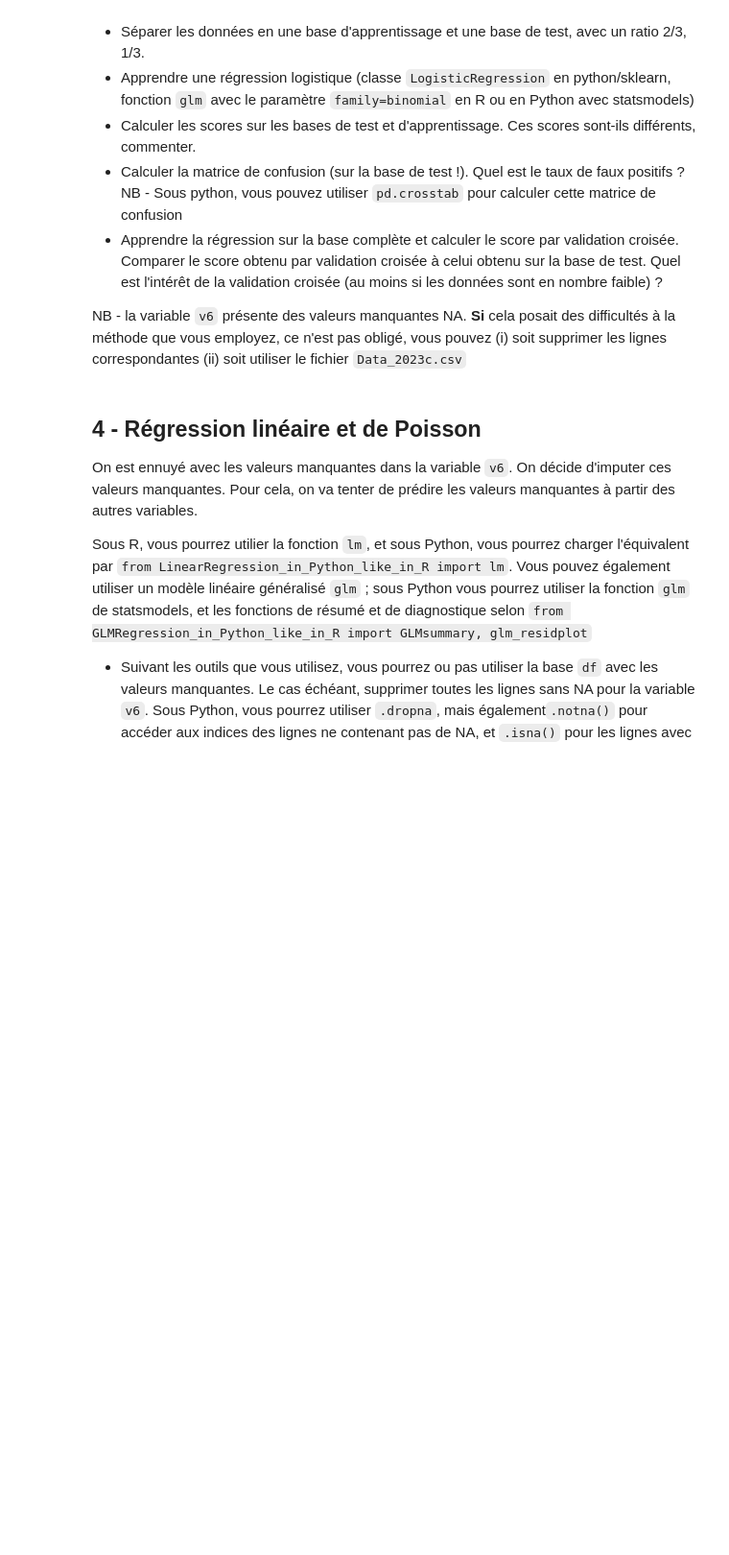
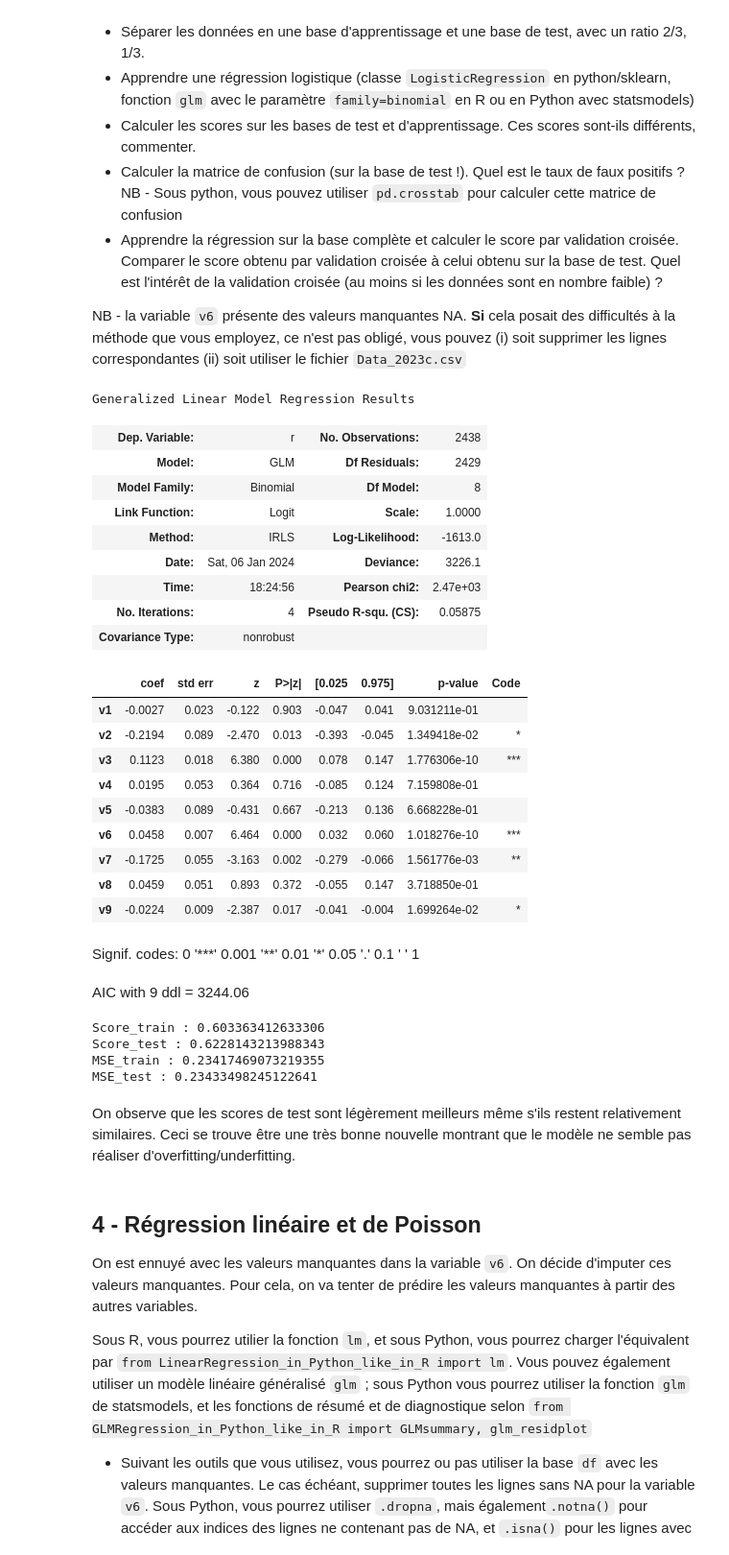
Before and after one commit to Leukoss/Apprentissage-Autmatique-1, a Jupyter notebook: Examen 2023/Exam_ML1_11012023_Correction.ipynb, the cells around one changed output. Shown at 96% size. Cells and saved outputs as stored; diff of their text form; code cells hidden in the pictures; blank space fills up the shorter version.

```diff
--- a/Examen 2023/Exam_ML1_11012023_Correction.ipynb
+++ b/Examen 2023/Exam_ML1_11012023_Correction.ipynb
@@ -35,3 +174,9 @@ Les données proposées dans ce sujet sont des données synthétiques qui nous p
 ## 2 - Conversion
 
 La variable 2, `v2`, est catégorielle. Convertir cette variable en binaire, sur deux niveaux 0 et 1 ; et mettre à jour le dataframe `df`. Si vous n'arriviez pas à réaliser cette opération, charger le résultat `Data_2023b.csv`
+# %%
+# On assigne un nouveau vecteur de valeurs à 'v2' où 'A' correspond à '0', et 'B' correspond à '1'
+df['v2'] = df['v2'].replace({'A' : 0, 'B' : 1})
+
+# On affiche les 5 premières valeurs de df
+df.head()
@@ -48,6 +215,65 @@ La réponse est la variable `r`. On cherche à prédire cette réponse `r` à pa
 
 
 NB - la variable `v6` présente des valeurs manquantes NA. **Si** cela posait des difficultés à la méthode que vous employez, ce n'est pas obligé, vous pouvez (i) soit supprimer les lignes correspondantes (ii) soit utiliser le fichier `Data_2023c.csv`
+# %%
+# Dans un premier temps, on scinde notre dataframe en deux dataframes distincts X et Y
+
+# Variables prédictives (axis = 1 : drop a column)
+X = df.drop('r', axis=1)
+
+# Variable à prédire
+y = df['r']
+
+# On split le jeu de données sous forme de 2/3 (train set) - 1/3 (test set), random_state = 42 : permet d'avoir des résultats reproductibles. Afin
+# de s'assurer que les résultats soient cohérents durant l'évaluation et durant votre correction, un facteur de reproductibilité est préférable...
+X_train, X_test, y_train, y_test = train_test_split(X, y, test_size=0.33, random_state=42)
+# %%
+# On définit ici le modèle GLM avec le training set. On pensera à définir la famille exponentielle comme Binomial
+modele_glm = sm.GLM(y_train, X_train, family=sm.families.Binomial()).fit()
+
+# On représente ensuite grâce à la méthode disponible au sein du fichier 'GLMRegression.py' les informations relatives au modèle
+GLMRegression.GLMsummary(modele_glm)
+# %% [output]
+Generalized Linear Model Regression Results
+| Dep. Variable: | r | No. Observations: | 2438 |
+| Model: | GLM | Df Residuals: | 2429 |
+| Model Family: | Binomial | Df Model: | 8 |
+| Link Function: | Logit | Scale: | 1.0000 |
+| Method: | IRLS | Log-Likelihood: | -1613.0 |
+| Date: | Sat, 06 Jan 2024 | Deviance: | 3226.1 |
+| Time: | 18:24:56 | Pearson chi2: | 2.47e+03 |
+| No. Iterations: | 4 | Pseudo R-squ. (CS): | 0.05875 |
+| Covariance Type: | nonrobust |  |  |
+|  | coef | std err | z | P>|z| | [0.025 | 0.975] | p-value | Code |
+| v1 | -0.0027 | 0.023 | -0.122 | 0.903 | -0.047 | 0.041 | 9.031211e-01 |  |
+| v2 | -0.2194 | 0.089 | -2.470 | 0.013 | -0.393 | -0.045 | 1.349418e-02 | * |
+| v3 | 0.1123 | 0.018 | 6.380 | 0.000 | 0.078 | 0.147 | 1.776306e-10 | *** |
+| v4 | 0.0195 | 0.053 | 0.364 | 0.716 | -0.085 | 0.124 | 7.159808e-01 |  |
+| v5 | -0.0383 | 0.089 | -0.431 | 0.667 | -0.213 | 0.136 | 6.668228e-01 |  |
+| v6 | 0.0458 | 0.007 | 6.464 | 0.000 | 0.032 | 0.060 | 1.018276e-10 | *** |
+| v7 | -0.1725 | 0.055 | -3.163 | 0.002 | -0.279 | -0.066 | 1.561776e-03 | ** |
+| v8 | 0.0459 | 0.051 | 0.893 | 0.372 | -0.055 | 0.147 | 3.718850e-01 |  |
+| v9 | -0.0224 | 0.009 | -2.387 | 0.017 | -0.041 | -0.004 | 1.699264e-02 | * |
+Signif. codes: 0 '***' 0.001 '**' 0.01 '*' 0.05 '.' 0.1 ' ' 1
+AIC with 9 ddl = 3244.06
+# %%
+# Désormais, nous cherchons à évaluer les performances de notre modèle en terme de prédiction
+y_train_pred = (modele_glm.predict(X_train) > 0.5).astype(int)
+y_test_pred = (modele_glm.predict(X_test) > 0.5).astype(int)
+
+print("Score_train :", accuracy_score(y_train, y_train_pred))
+print("Score_test :", accuracy_score(y_test, y_test_pred))
+
+# On affiche par ailleurs le MSE
+print("MSE_train :", mean_squared_error(y_train, modele_glm.predict(X_train)))
+print("MSE_test :", mean_squared_error(y_test, modele_glm.predict(X_test)))
+# %% [output]
+Score_train : 0.603363412633306
+Score_test : 0.6228143213988343
+MSE_train : 0.23417469073219355
+MSE_test : 0.23433498245122641
+# %% [markdown]
+On observe que les scores de test sont légèrement meilleurs même s'ils restent relativement similaires. Ceci se trouve être une très bonne nouvelle montrant que le modèle ne semble pas réaliser d'overfitting/underfitting.
 # %% [markdown]
 ## 4 - Régression linéaire et de Poisson
 
```
Also changed, not shown: parts of 12 cells of this notebook.
